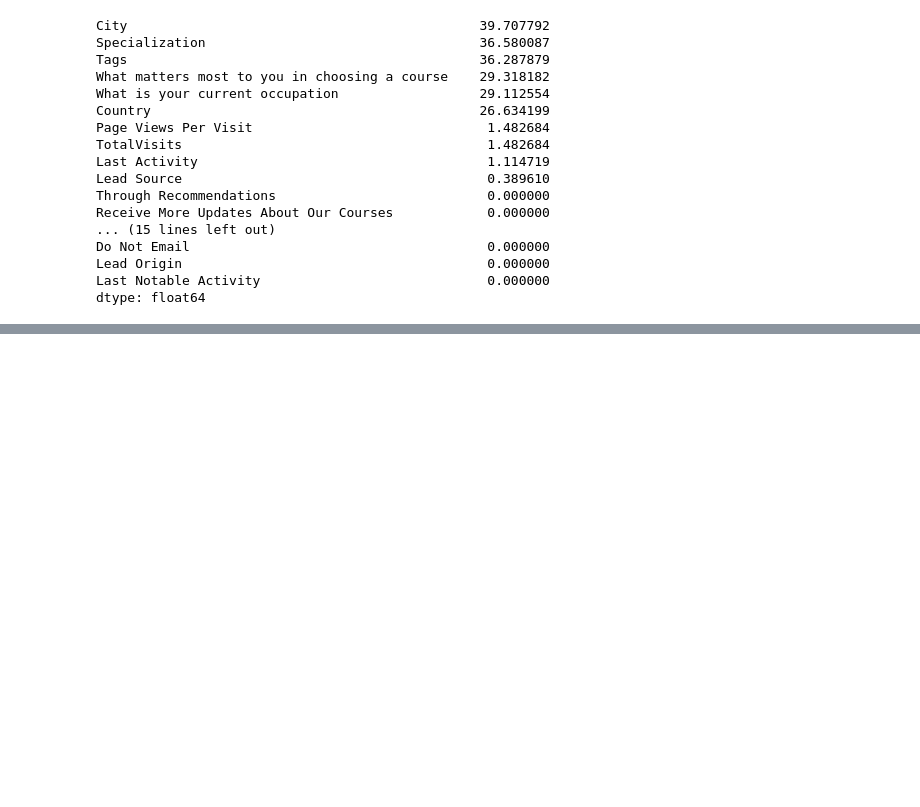
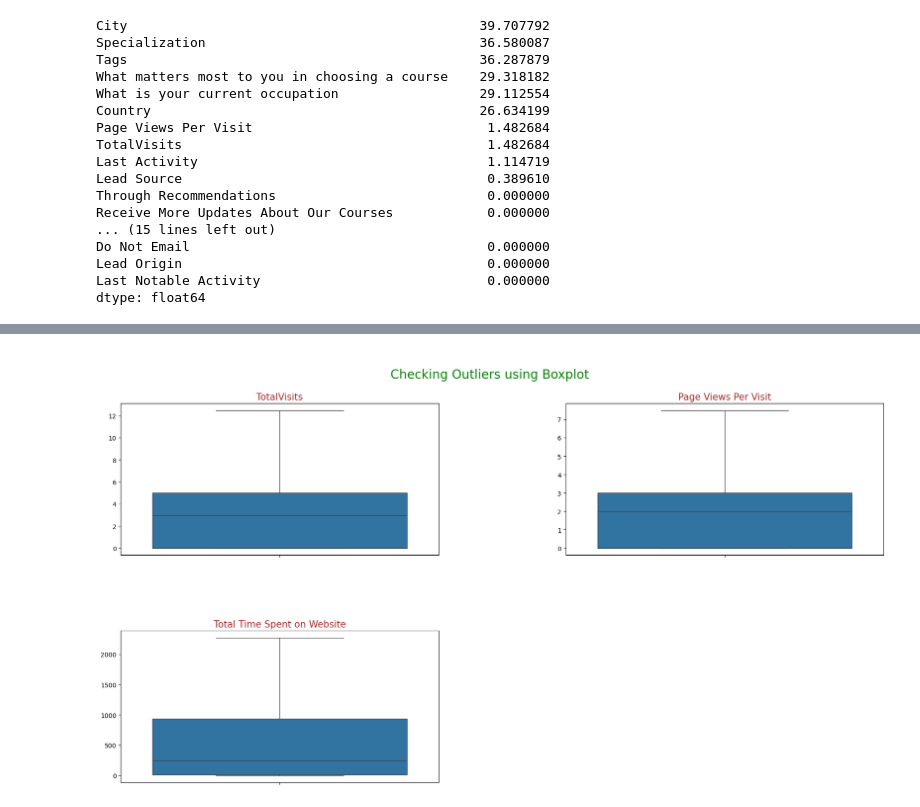
Before and after one commit to ATShweta/Lead-Scoring-Case-Study, a Jupyter notebook: Lead_Scoring_Case_Study.ipynb, the cells around one changed output, grey strips where cells are left out. Saved outputs shown, nothing was run; the diff lists cells and outputs as text; code cells hidden in the pictures; blank space fills up the shorter version.

```diff
--- a/Lead_Scoring_Case_Study.ipynb
+++ b/Lead_Scoring_Case_Study.ipynb
@@ -237,0 +669,9 @@ There are 10 columns with null values remaining in dataset.
+# %%
+# Checking Boxplot after Outlier Treatment
+
+num_cols = ["TotalVisits","Page Views Per Visit","Total Time Spent on Website"]
+
+# UDF for boxplot
+Check_Outliers(leads_df,num_cols)
+# %% [output]
+[figure, added]
```
Also changed, not shown: parts of 83 cells of this notebook.
